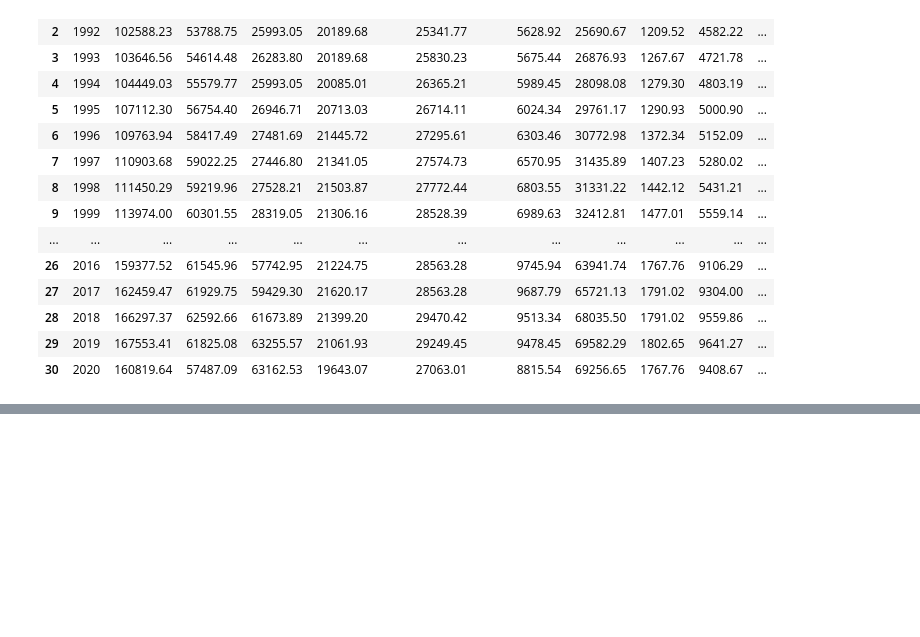
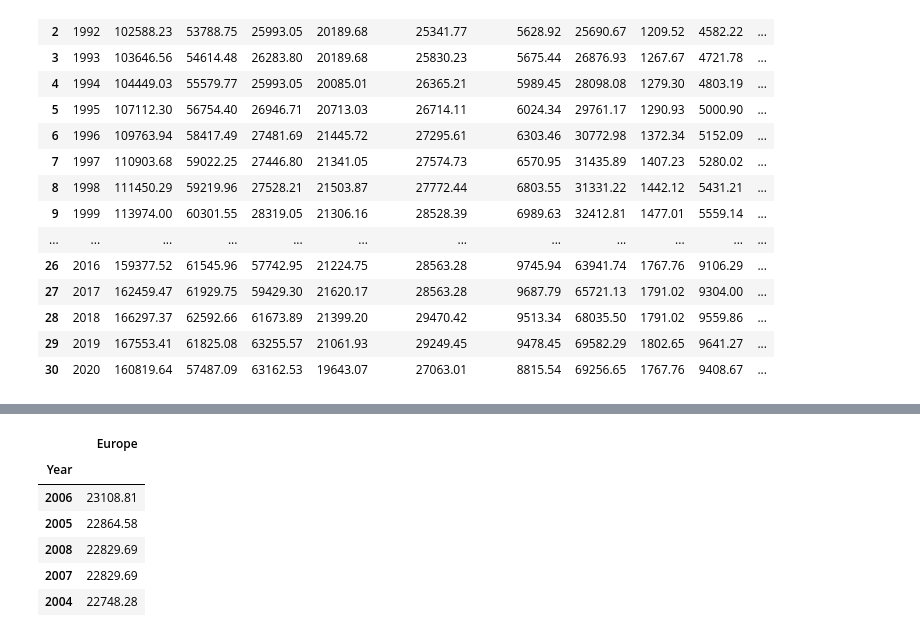
Before and after one commit to Alimva/Trabalho-Final-de-Dados, a Jupyter notebook: main/Notebooks/EDAs/alice_martins.ipynb, the cells around one changed output, grey strips where cells are left out. Saved outputs shown, nothing was run; the diff lists cells and outputs as text; code cells hidden in the pictures; blank space fills up the shorter version.

```diff
--- a/main/Notebooks/EDAs/alice_martins.ipynb
+++ b/main/Notebooks/EDAs/alice_martins.ipynb
@@ -25,0 +63,11 @@ df
+# %%
+dt = df.sort_values(by = ['Europe'], ascending = False)
+dt.iloc[:5, 3:4]
+# %% [output]
+|  | Europe |
+| Year |  |
+| 2006 | 23108.81 |
+| 2005 | 22864.58 |
+| 2008 | 22829.69 |
+| 2007 | 22829.69 |
+| 2004 | 22748.28 |
```
Also changed, not shown: parts of 53 cells of this notebook.
